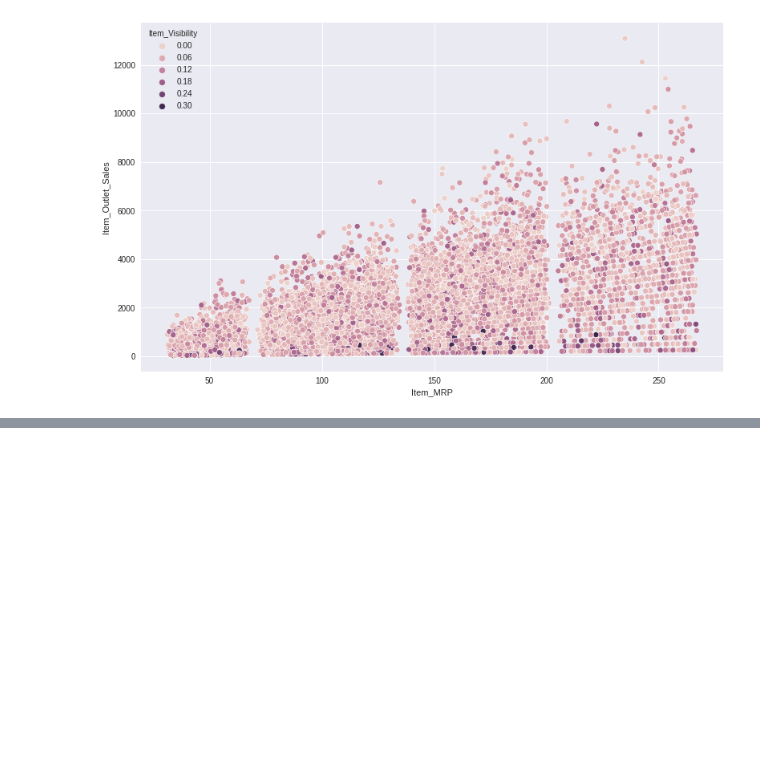
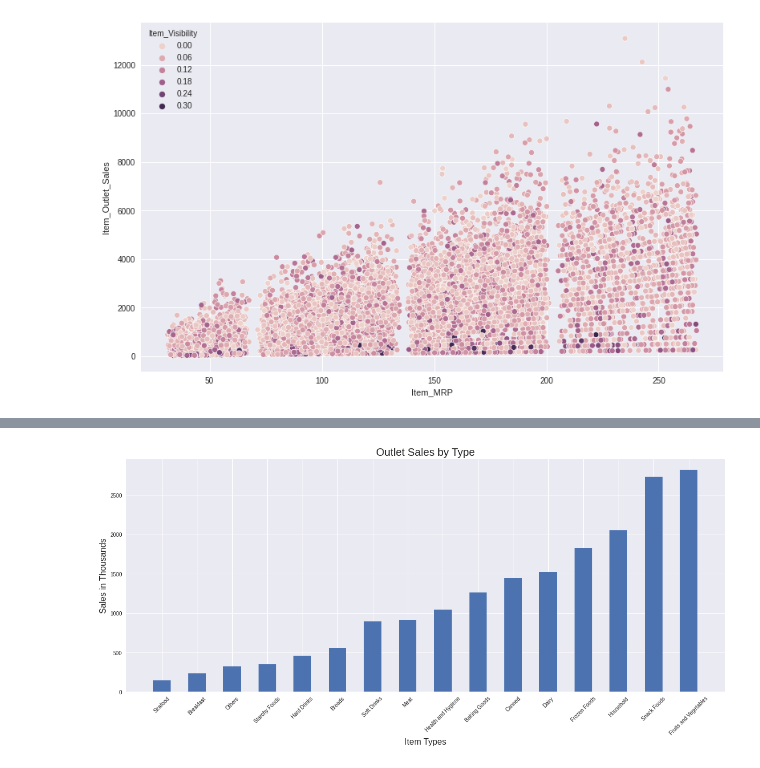
Before and after one commit to mvince33/food-sales-predictions, a Jupyter notebook: food_sales_predictions.ipynb, the cells around one changed output, grey strips where cells are left out. Drawn from its saved outputs; the diff is of its cells as text; code cells hidden in the pictures; blank space fills up the shorter version.

```diff
--- a/food_sales_predictions.ipynb
+++ b/food_sales_predictions.ipynb
@@ -441,0 +442,14 @@ This chart shows us that "Supermarket Type2" is the highest performing outlet ty
+# %%
+# Make a bar chart for cumulative sales by item type
+cum_sales_by_type = df.groupby('Item_Type')['Item_Outlet_Sales'].sum() / 1000
+cum_sales_by_type.sort_values(inplace = True)
+
+# Construct the graph
+plt.figure(figsize = (20, 8));
+plt.bar(cum_sales_by_type.index, cum_sales_by_type, width = 0.5);
+plt.xticks(rotation = 45);
+plt.xlabel('Item Types', fontsize = 16);
+plt.ylabel('Sales in Thousands', fontsize = 16);
+plt.title('Outlet Sales by Type', fontsize = 20);
+# %% [output]
+[figure, added]
```
Also changed, not shown: parts of 3 cells of this notebook.
